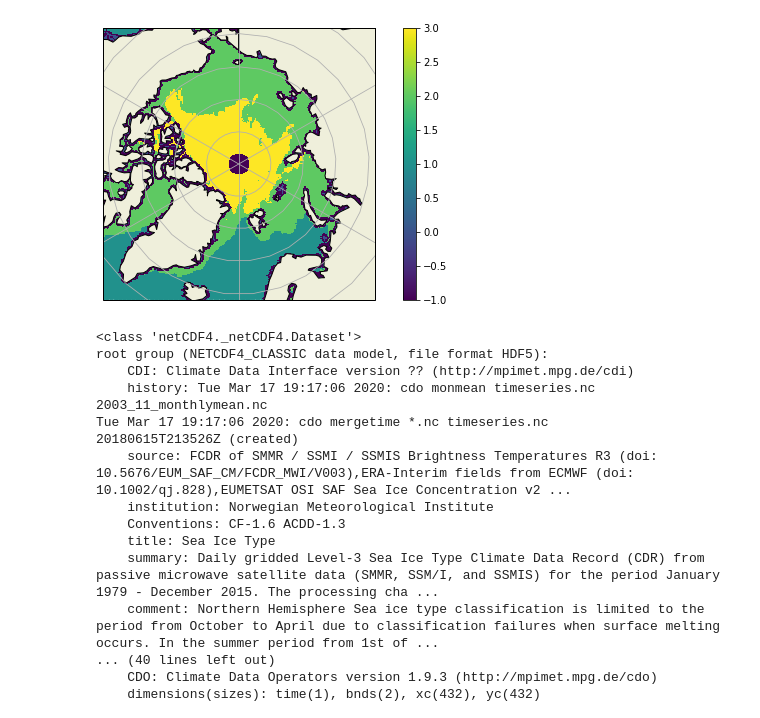
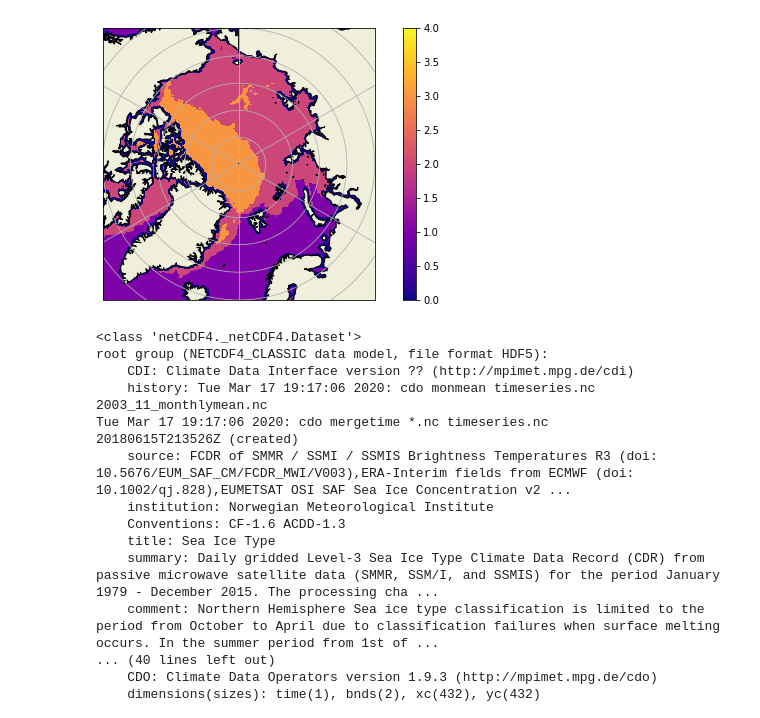
Before and after one commit to robbiemallett/SnowModel-LG_SIT_Impacts, a Jupyter notebook: ice_type/cds_daily_to_monthly_and_regrid.ipynb, the cells around one changed output. Saved outputs shown, nothing was run; the diff lists cells and outputs as text; code cells hidden in the pictures.

```diff
--- a/ice_type/cds_daily_to_monthly_and_regrid.ipynb
+++ b/ice_type/cds_daily_to_monthly_and_regrid.ipynb
@@ -108,12 +167,16 @@ for year in yearlist:
                              attrs=att_dict)
 
         ds.to_netcdf(f'/home/robbie/Dropbox/SM_Thickness/data/CDS_type/monmeans/361/{year}_{month}_monthlymean.nc','w')
-# %%
-data = get_field('cds',"01",2004,variable='type',resolution=361)
-
-cartoplot(data['lon'],data['lat'],data['field'])
-# %% [output]
-[figure, removed]
+# %%
+CDS_t = get_field('cds',"12",2020,variable='type',resolution=361)
+
+# OSI_t = get_field('osisaf',"12",2020,variable='type',resolution=361)
+
+
+cartoplot(CDS_t['lon'],CDS_t['lat'],CDS_t['field'],color_scale=(0,4))
+# cartoplot(OSI_t['lon'],OSI_t['lat'],OSI_t['field'],color_scale=(0,4))
+# %% [output]
+[figure, added]
 # %%
 from netCDF4 import Dataset
 data = Dataset('/home/robbie/Dropbox/SM_Thickness/data/CDS_type/monmeans/2003_11_monthlymean.nc')
```
Also changed, not shown: parts of 5 cells of this notebook, 5 other files.
